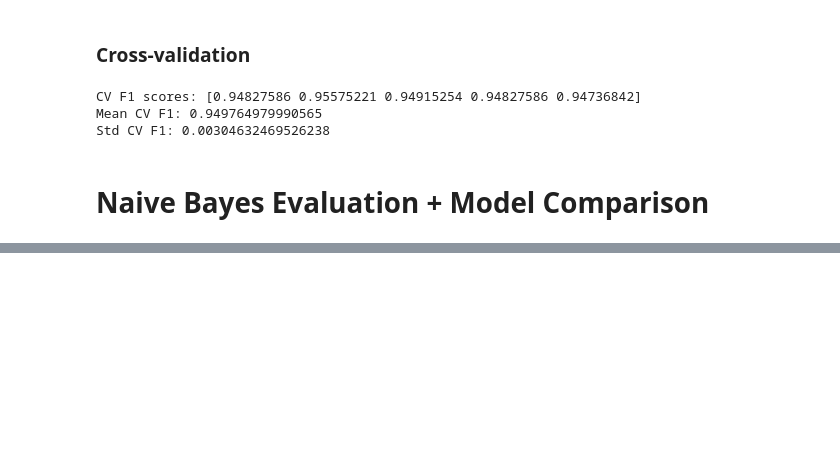
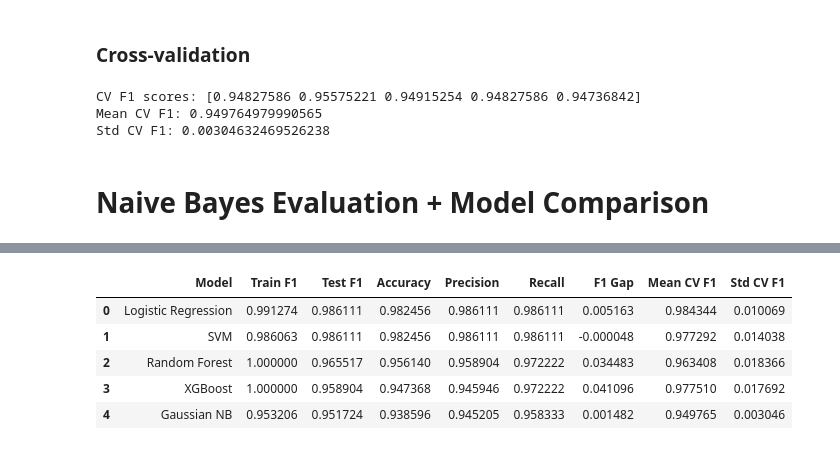
Before and after one commit to harpitmali/AI-ML-Bootcamp, a Jupyter notebook: Machine Learning/Day44/naive_bayes.ipynb, the cells around one changed output, grey strips where cells are left out. Drawn from its saved outputs; the diff is of its cells as text; code cells hidden in the pictures; blank space fills up the shorter version.

```diff
--- a/Machine Learning/Day44/naive_bayes.ipynb
+++ b/Machine Learning/Day44/naive_bayes.ipynb
@@ -205,0 +236,5 @@ models = {
+# %%
+for name, model in models.items():
+    model.fit(X_train, y_train)
+
+print("All models trained successfully.")
@@ -205,0 +276,7 @@ models = {
+# %%
+comparison = pd.DataFrame(results)
+
+comparison.sort_values(
+    by="Test F1",
+    ascending=False
+).reset_index(drop=True)
@@ -205,0 +290,23 @@ models = {
+# %%
+from sklearn.model_selection import cross_val_score
+
+cv_results = []
+
+for name, model in models.items():
+
+    scores = cross_val_score(
+        model,
+        X_train,
+        y_train,
+        cv=5,
+        scoring="f1"
+    )
+
+    cv_results.append({
+        "Model": name,
+        "Mean CV F1": scores.mean(),
+        "Std CV F1": scores.std()
+    })
+# %%
+cv_comparison = pd.DataFrame(cv_results)
+cv_comparison
@@ -205,0 +320,17 @@ models = {
+# %%
+final_comparison = comparison.merge(
+    cv_comparison,
+    on="Model"
+)
+
+final_comparison.sort_values(
+    by="Test F1",
+    ascending=False
+).reset_index(drop=True)
+# %% [output]
+|  | Model | Train F1 | Test F1 | Accuracy | Precision | Recall | F1 Gap | Mean CV F1 | Std CV F1 |
+| 0 | Logistic Regression | 0.991274 | 0.986111 | 0.982456 | 0.986111 | 0.986111 | 0.005163 | 0.984344 | 0.010069 |
+| 1 | SVM | 0.986063 | 0.986111 | 0.982456 | 0.986111 | 0.986111 | -0.000048 | 0.977292 | 0.014038 |
+| 2 | Random Forest | 1.000000 | 0.965517 | 0.956140 | 0.958904 | 0.972222 | 0.034483 | 0.963408 | 0.018366 |
+| 3 | XGBoost | 1.000000 | 0.958904 | 0.947368 | 0.945946 | 0.972222 | 0.041096 | 0.977510 | 0.017692 |
+| 4 | Gaussian NB | 0.953206 | 0.951724 | 0.938596 | 0.945205 | 0.958333 | 0.001482 | 0.949765 | 0.003046 |
```
Also changed, not shown: parts of 5 cells of this notebook, 2 other files.
